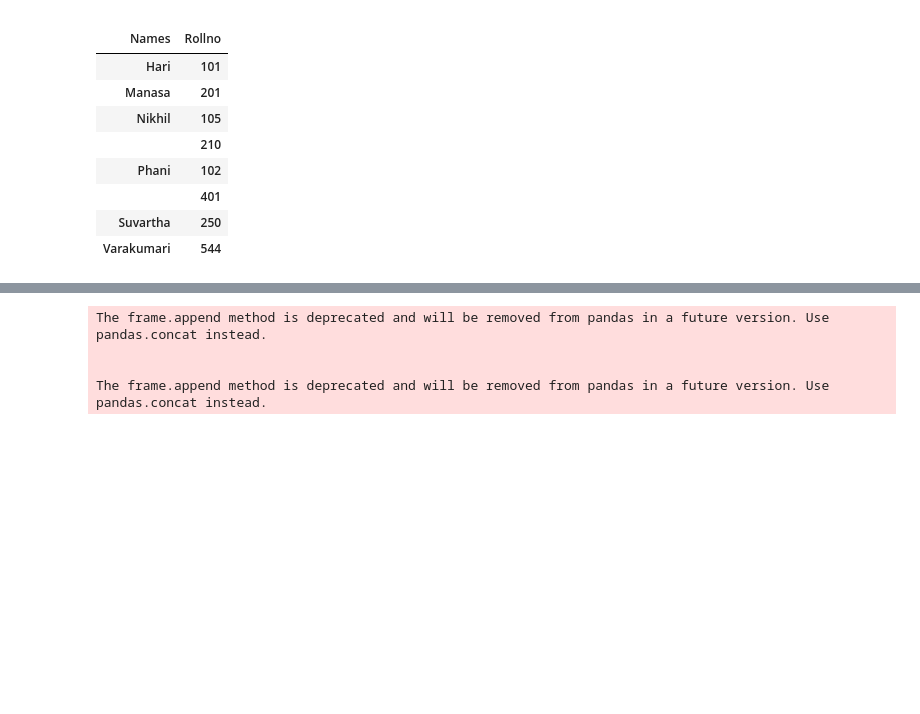
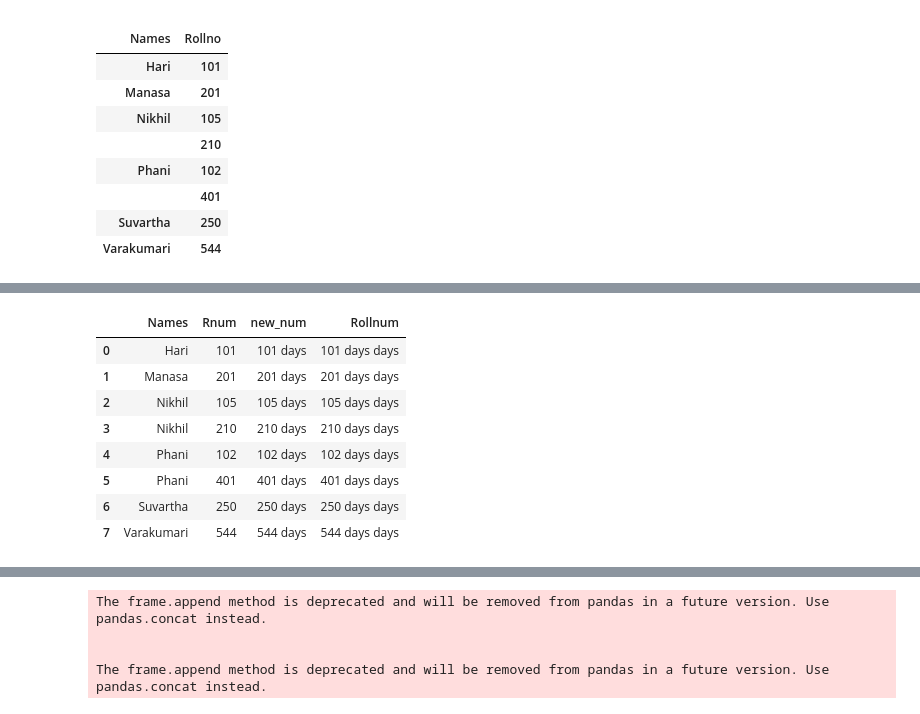
Before and after one commit to funnyPhani/Hari-Anna, a Jupyter notebook: Plotly.ipynb, the cells around one changed output, grey strips where cells are left out. Cells and saved outputs as stored; diff of their text form; code cells hidden in the pictures; blank space fills up the shorter version.

```diff
--- a/Plotly.ipynb
+++ b/Plotly.ipynb
@@ -100,0 +220,13 @@ df
+# %%
+df['Rnum'] = [int(i.split()[0]) for i in df['Rnum']]
+df
+# %% [output]
+|  | Names | Rnum | new_num | Rollnum |
+| 0 | Hari | 101 | 101 days | 101 days days |
+| 1 | Manasa | 201 | 201 days | 201 days days |
+| 2 | Nikhil | 105 | 105 days | 105 days days |
+| 3 | Nikhil | 210 | 210 days | 210 days days |
+| 4 | Phani | 102 | 102 days | 102 days days |
+| 5 | Phani | 401 | 401 days | 401 days days |
+| 6 | Suvartha | 250 | 250 days | 250 days days |
+| 7 | Varakumari | 544 | 544 days | 544 days days |
```
Also changed, not shown: parts of 18 cells of this notebook.
